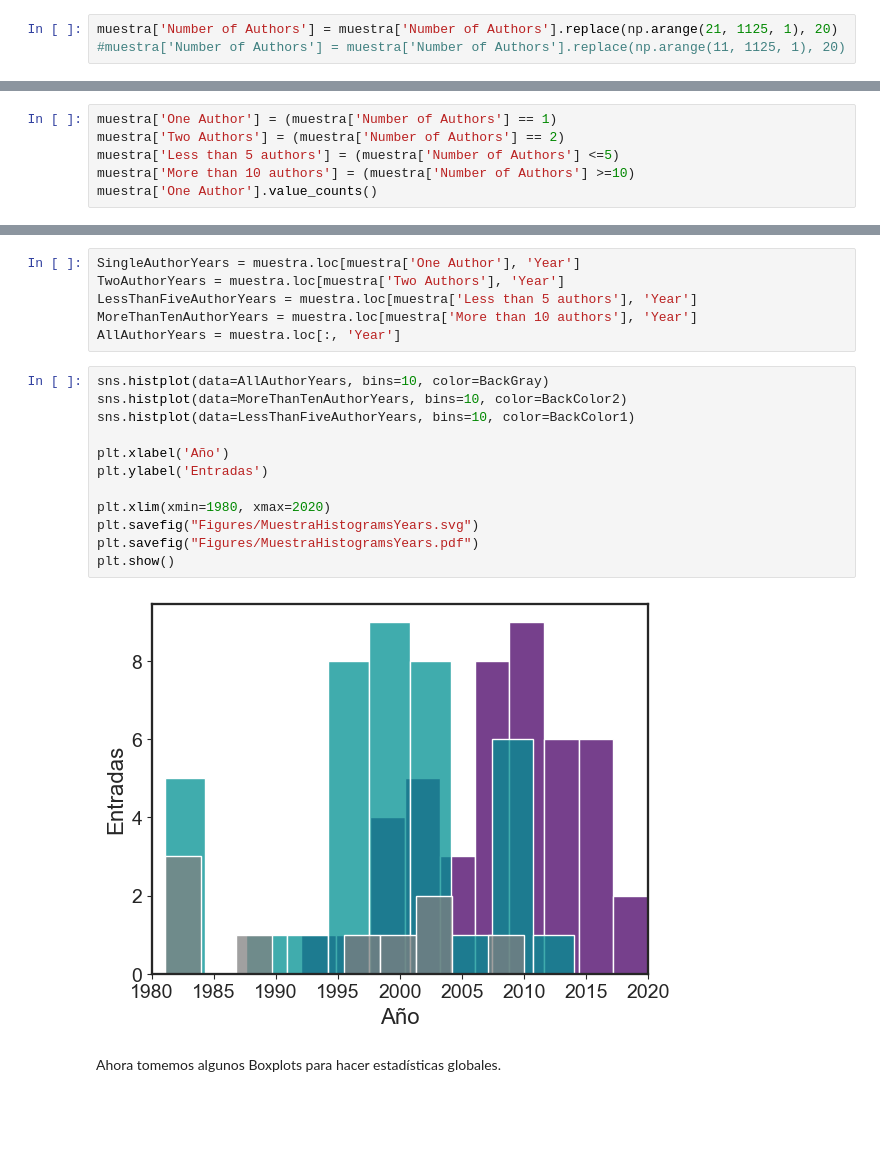
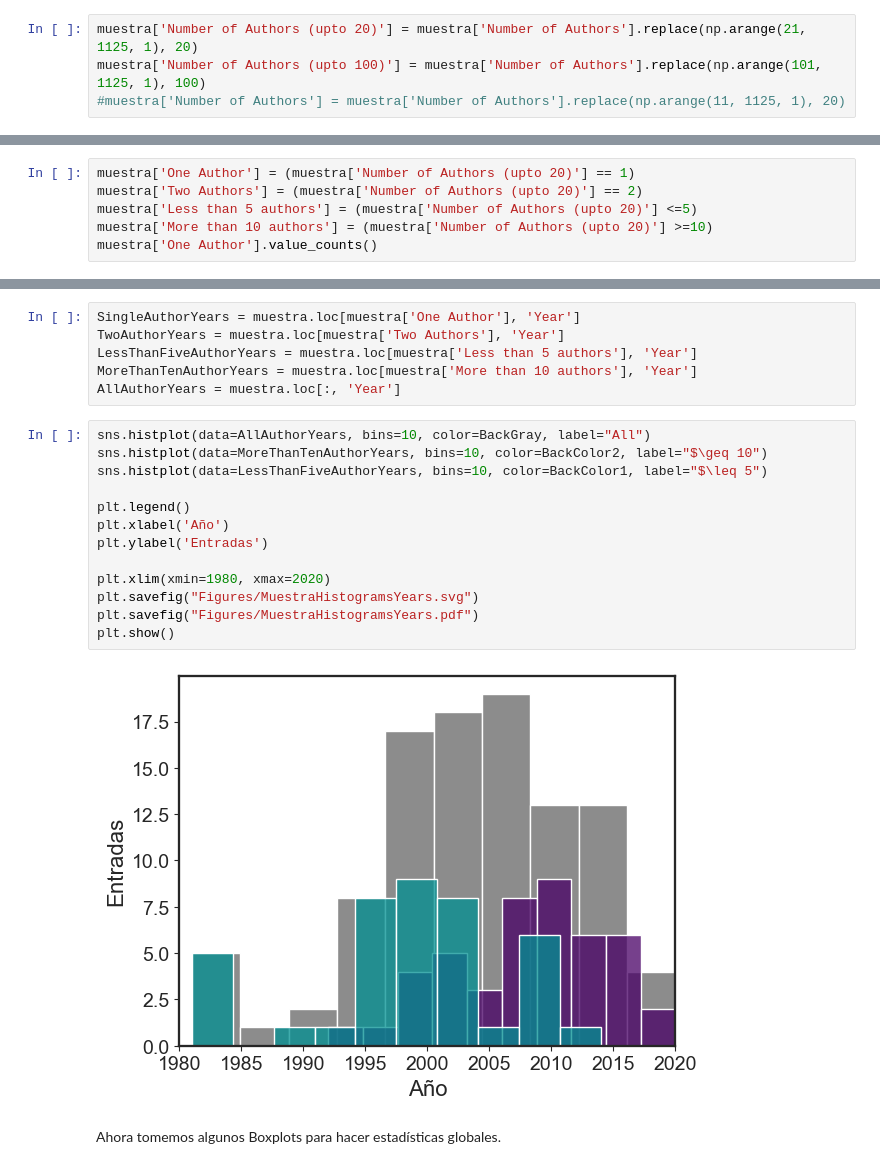
Before and after one commit to nigomezcr/ProyectoBibliometrico, a Jupyter notebook: AnalysisBibliometrico.ipynb, the cells around one changed output, grey strips where cells are left out. Cells and saved outputs as stored; diff of their text form; blank space fills up the shorter version.

```diff
--- a/AnalysisBibliometrico.ipynb
+++ b/AnalysisBibliometrico.ipynb
@@ -180,7 +180,8 @@ plt.show()
 # %% [markdown]
 Tomemos ahora los datos de número de autores mayores a 20 en el mismo bin de 20 autores, para simplificar el análisis posterior.
 # %%
-muestra['Number of Authors'] = muestra['Number of Authors'].replace(np.arange(21, 1125, 1), 20)
+muestra['Number of Authors (upto 20)'] = muestra['Number of Authors'].replace(np.arange(21, 1125, 1), 20)
+muestra['Number of Authors (upto 100)'] = muestra['Number of Authors'].replace(np.arange(101, 1125, 1), 100)
 #muestra['Number of Authors'] = muestra['Number of Authors'].replace(np.arange(11, 1125, 1), 20)
 # %% [markdown]
 Con esto hacemos el historama de número de autores
@@ -199,10 +200,10 @@ plt.show()
 # %% [markdown]
 Ahora, quisieramos ver el número de artículos de solamente 1 autor, en el mismo período de tiempo.
 # %%
-muestra['One Author'] = (muestra['Number of Authors'] == 1)
-muestra['Two Authors'] = (muestra['Number of Authors'] == 2)
-muestra['Less than 5 authors'] = (muestra['Number of Authors'] <=5)
-muestra['More than 10 authors'] = (muestra['Number of Authors'] >=10)
+muestra['One Author'] = (muestra['Number of Authors (upto 20)'] == 1)
+muestra['Two Authors'] = (muestra['Number of Authors (upto 20)'] == 2)
+muestra['Less than 5 authors'] = (muestra['Number of Authors (upto 20)'] <=5)
+muestra['More than 10 authors'] = (muestra['Number of Authors (upto 20)'] >=10)
 muestra['One Author'].value_counts()
 # %% [output]
 False    91
@@ -237,19 +238,20 @@ LessThanFiveAuthorYears = muestra.loc[muestra['Less than 5 authors'], 'Year']
 MoreThanTenAuthorYears = muestra.loc[muestra['More than 10 authors'], 'Year']
 AllAuthorYears = muestra.loc[:, 'Year']
 # %%
-sns.histplot(data=AllAuthorYears, bins=10, color=BackGray)
-sns.histplot(data=MoreThanTenAuthorYears, bins=10, color=BackColor2)
-sns.histplot(data=LessThanFiveAuthorYears, bins=10, color=BackColor1)
+sns.histplot(data=AllAuthorYears, bins=10, color=BackGray, label="All")
+sns.histplot(data=MoreThanTenAuthorYears, bins=10, color=BackColor2, label="$\geq 10")
+sns.histplot(data=LessThanFiveAuthorYears, bins=10, color=BackColor1, label="$\leq 5")
 
+plt.legend()
 plt.xlabel('Año')
 plt.ylabel('Entradas')
 
 plt.xlim(xmin=1980, xmax=2020)
 plt.savefig("Figures/MuestraHistogramsYears.svg")
 plt.savefig("Figures/MuestraHistogramsYears.pdf")
 plt.show()
 # %% [output]
-[figure, old version]
+[figure, new version]
 # %% [markdown]
 Ahora tomemos algunos Boxplots para hacer estadísticas globales.
 # %%
```
Also changed, not shown: parts of 6 cells of this notebook, 5 other files.
